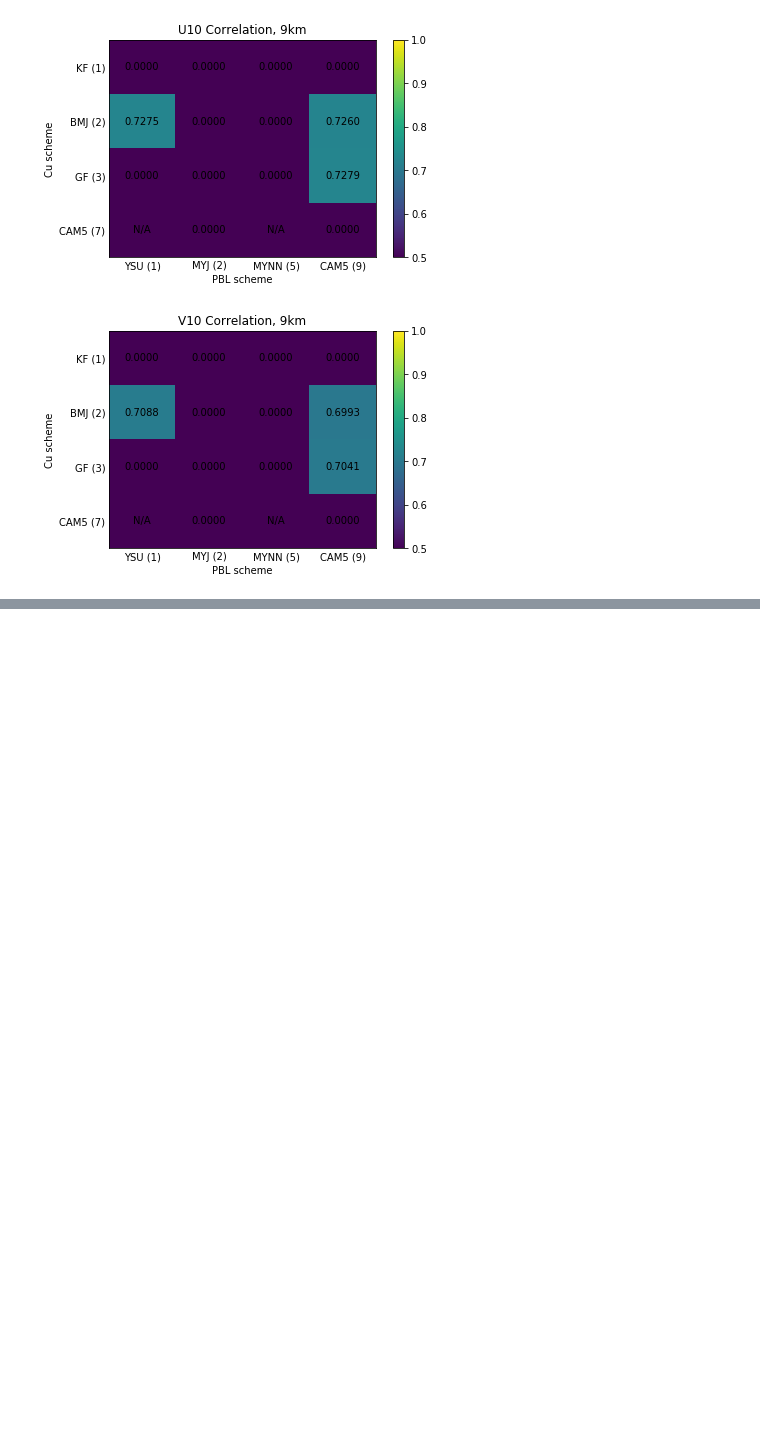
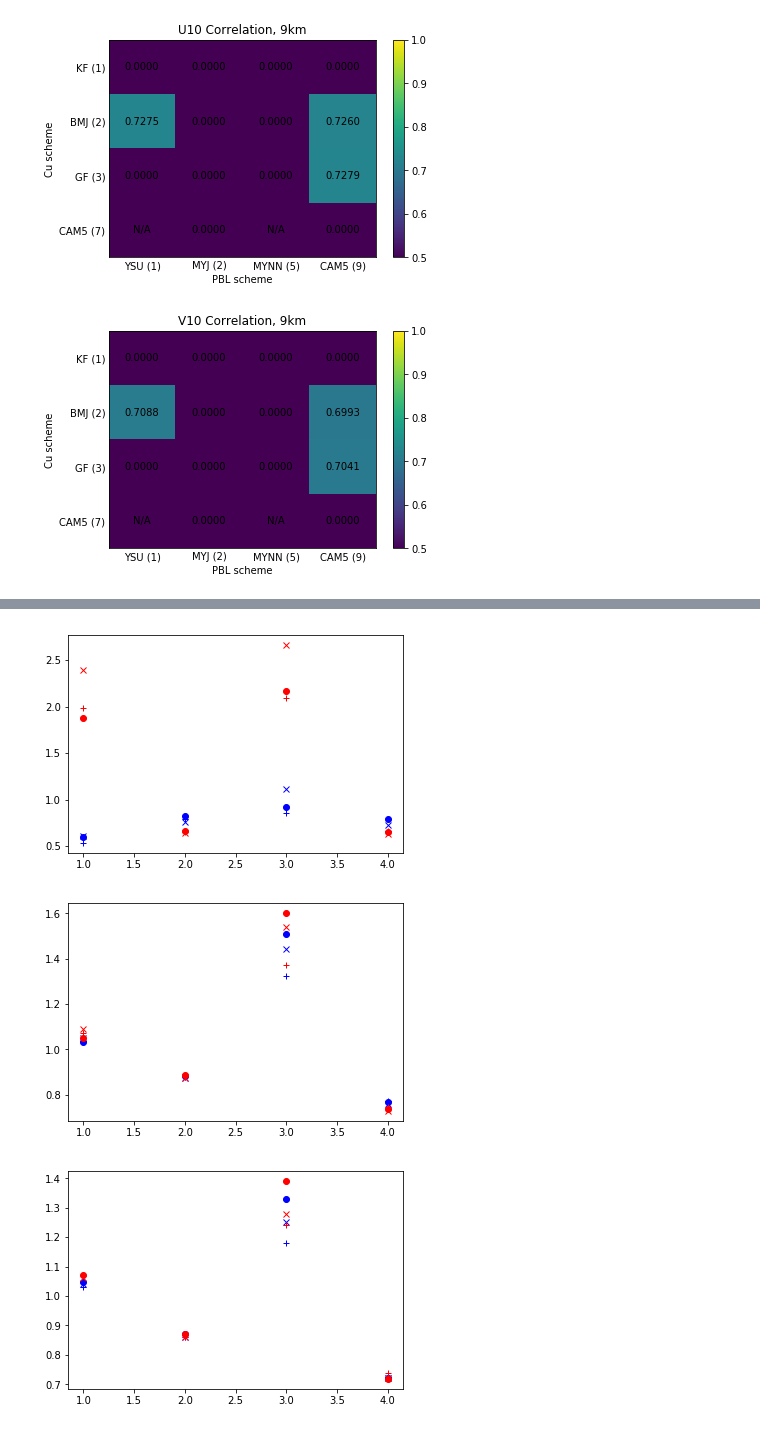
Before and after one commit to nickyeolk/thesisScripts, a Jupyter notebook: biasComparisonWithUVT.ipynb, the cells around one changed output, grey strips where cells are left out. Cells and saved outputs as stored; diff of their text form; code cells hidden in the pictures; blank space fills up the shorter version.

```diff
--- a/biasComparisonWithUVT.ipynb
+++ b/biasComparisonWithUVT.ipynb
@@ -554,3 +606,13 @@ compareMatrix(allArray)
 [figure]
 [figure]
 [figure]
+# %%
+import pandas as pd
+scheme_names=['gf/uw WRF','bmj/uw WRF','bmj/ysu WRF','gf/uw WRF-Chem','bmj/uw WRF-Chem','bmj/ysu WRF-Chem']
+categories=['27km rmse','27km corr','9km rmse','9km corr']
+df_t2=pd.DataFrame([[0.6081,0.7616,1.1147,0.7231],[0.5976,0.8246,0.9178,0.7911],[0.5344,0.7969,0.8580,0.7915],\
+                    [2.39,0.640,2.66,0.63],[1.88,0.664,2.17,0.654],[1.99,0.649,2.09,0.661]],index=scheme_names,columns=categories)
+df_u10=pd.DataFrame([[1.0492,0.8745,1.4411,0.7575],[1.0299,0.8840,1.5078,0.7687],[1.0361,0.8765,1.3239,0.7723],\
+                    [1.09,0.875,1.54,0.728],[1.05,0.885,1.6,0.738],[1.07,0.876,1.37,0.746]],index=scheme_names,columns=categories)
+df_v10=pd.DataFrame([[1.0422,0.8615,1.2512,0.7199],[1.0481,0.8703,1.3302,0.7216],[1.0319,0.8611,1.1809,0.7247],\
+                    [1.06,0.86,1.28,0.722],[1.07,0.872,1.39,0.718],[1.07,0.862,1.24,0.739]],index=scheme_names,columns=categories)
@@ -556,0 +631,29 @@ compareMatrix(allArray)
+# %%
+plt.figure(1)
+plt.plot([1,2,3,4],df_t2.iloc[0,:],'bx')
+plt.plot([1,2,3,4],df_t2.iloc[1,:],'bo')
+plt.plot([1,2,3,4],df_t2.iloc[2,:],'b+')
+plt.plot([1,2,3,4],df_t2.iloc[3,:],'rx')
+plt.plot([1,2,3,4],df_t2.iloc[4,:],'ro')
+plt.plot([1,2,3,4],df_t2.iloc[5,:],'r+')
+
+plt.figure(2)
+plt.plot([1,2,3,4],df_u10.iloc[0,:],'bx')
+plt.plot([1,2,3,4],df_u10.iloc[1,:],'bo')
+plt.plot([1,2,3,4],df_u10.iloc[2,:],'b+')
+plt.plot([1,2,3,4],df_u10.iloc[3,:],'rx')
+plt.plot([1,2,3,4],df_u10.iloc[4,:],'ro')
+plt.plot([1,2,3,4],df_u10.iloc[5,:],'r+')
+
+plt.figure(3)
+plt.plot([1,2,3,4],df_v10.iloc[0,:],'bx')
+plt.plot([1,2,3,4],df_v10.iloc[1,:],'bo')
+plt.plot([1,2,3,4],df_v10.iloc[2,:],'b+')
+plt.plot([1,2,3,4],df_v10.iloc[3,:],'rx')
+plt.plot([1,2,3,4],df_v10.iloc[4,:],'ro')
+plt.plot([1,2,3,4],df_v10.iloc[5,:],'r+')
+plt.show()
+# %% [output]
+[figure, added]
+[figure, added]
+[figure, added]
```
Also changed, not shown: parts of 10 cells of this notebook, 2 other files.
